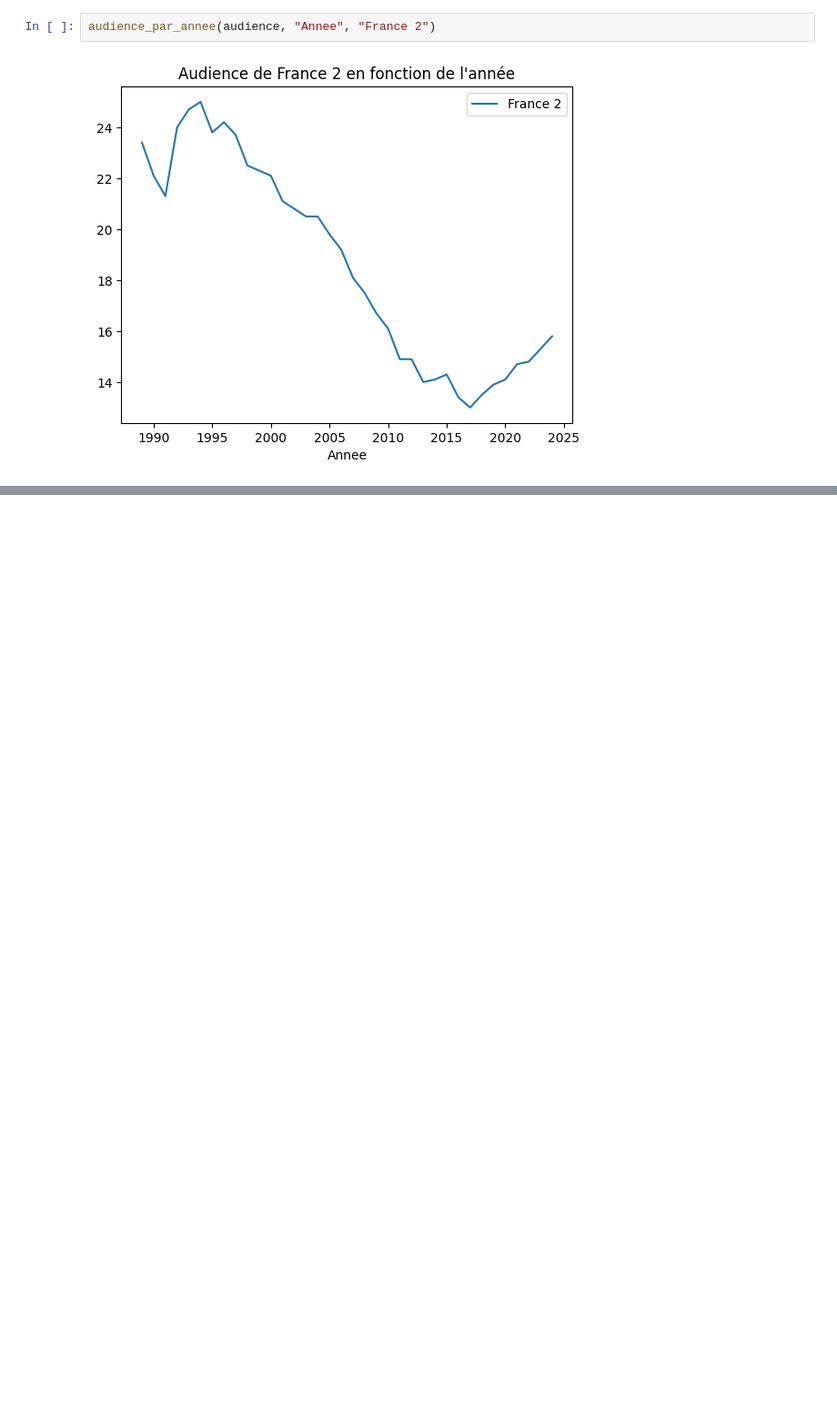
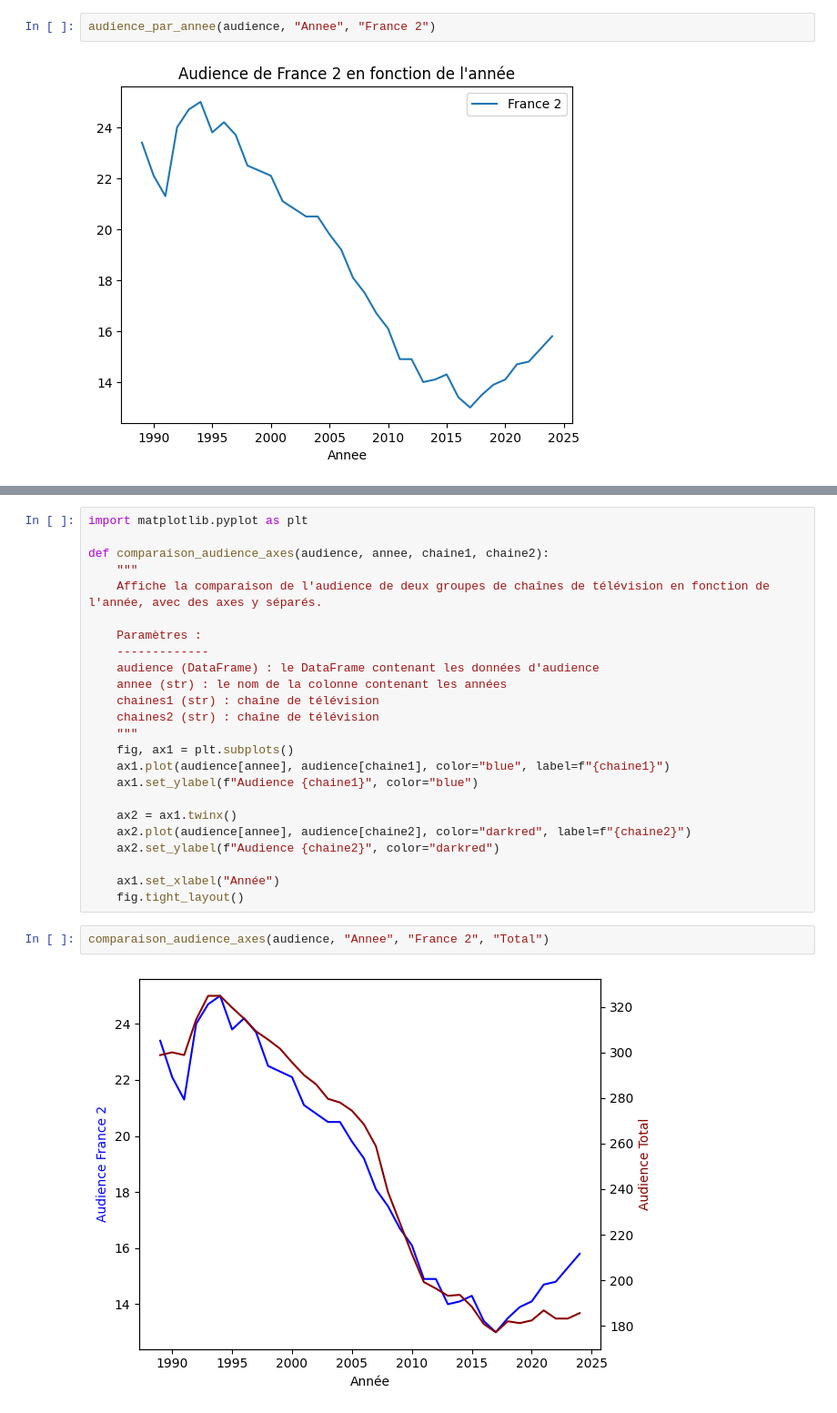
Before and after one commit to Gstrems/Projet_python_2A, a Jupyter notebook: Analyse_exploratoire_audience.ipynb, the cells around one changed output, grey strips where cells are left out. Shown at 91% size. Saved outputs shown, nothing was run; the diff lists cells and outputs as text; blank space fills up the shorter version.

```diff
--- a/Analyse_exploratoire_audience.ipynb
+++ b/Analyse_exploratoire_audience.ipynb
@@ -58,0 +66,28 @@ comparaison_audience(audience, "Annee", audience.columns[1:])
+# %%
+import matplotlib.pyplot as plt
+
+def comparaison_audience_axes(audience, annee, chaine1, chaine2):
+    """
+    Affiche la comparaison de l'audience de deux groupes de chaînes de télévision en fonction de l'année, avec des axes y séparés.
+
+    Paramètres :
+    -------------
+    audience (DataFrame) : le DataFrame contenant les données d'audience
+    annee (str) : le nom de la colonne contenant les années
+    chaines1 (str) : chaîne de télévision
+    chaines2 (str) : chaîne de télévision
+    """
+    fig, ax1 = plt.subplots()
+    ax1.plot(audience[annee], audience[chaine1], color="blue", label=f"{chaine1}")
+    ax1.set_ylabel(f"Audience {chaine1}", color="blue")
+
+    ax2 = ax1.twinx()
+    ax2.plot(audience[annee], audience[chaine2], color="darkred", label=f"{chaine2}")
+    ax2.set_ylabel(f"Audience {chaine2}", color="darkred")
+
+    ax1.set_xlabel("Année")
+    fig.tight_layout()
+# %%
+comparaison_audience_axes(audience, "Annee", "France 2", "Total")
+# %% [output]
+[figure, added]
```
Also changed, not shown: parts of 14 cells of this notebook, 2 other files.
